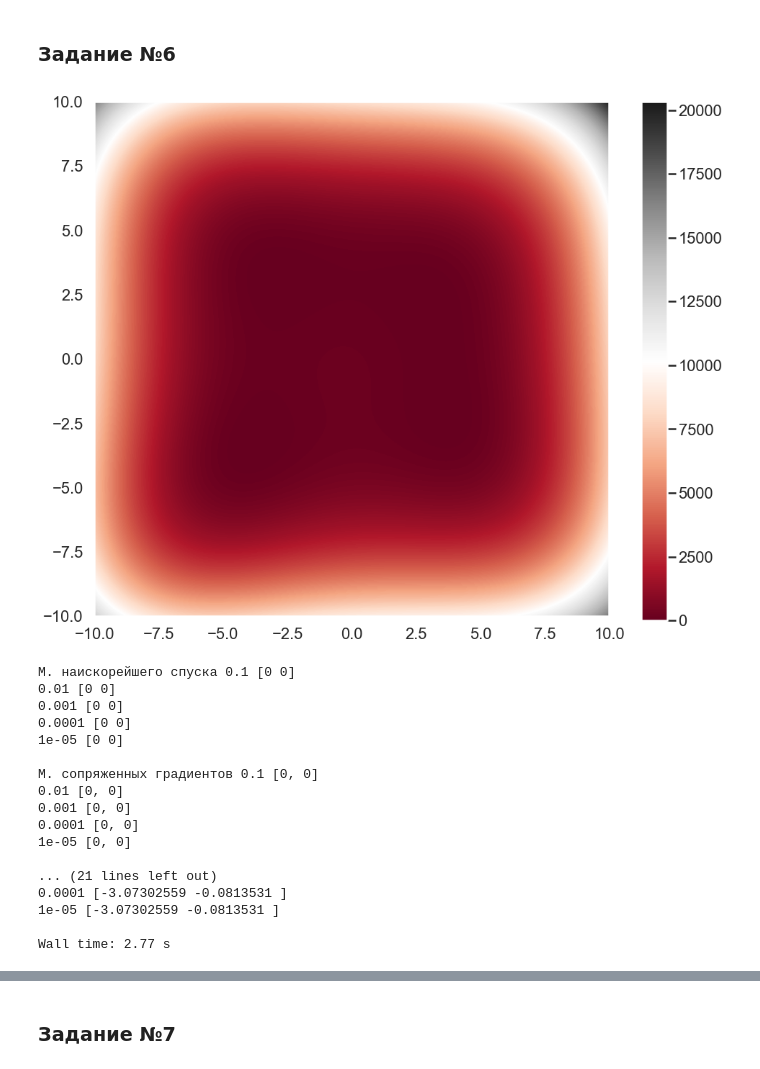
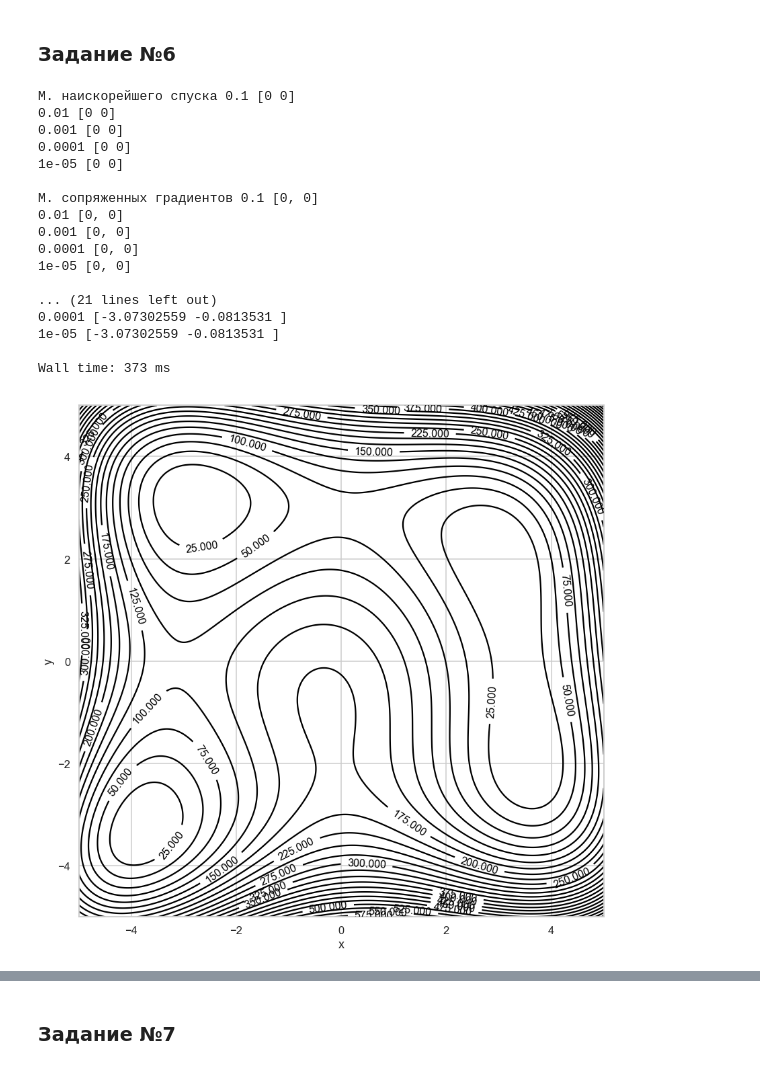
Before and after one commit to lainys/-, a Jupyter notebook: lab2/lab2.ipynb, the cells around one changed output, grey strips where cells are left out. Saved outputs shown, nothing was run; the diff lists cells and outputs as text; code cells hidden in the pictures.

```diff
--- a/lab2/lab2.ipynb
+++ b/lab2/lab2.ipynb
@@ -427,7 +475,0 @@ test_func_multi(right_simplex,[10,10],verbose=False)
-# %%
-from scipy.optimize import minimize
-def fun(x):
-    f = lambda x1,x2: 151*x1*x1 - 300*x1*x2 + 151*x2*x2 + 33* x1 + 99*x2 + 48
-    return f(x[0],x[1])
-x0 = [0,0]
-minimize(fun, x0, tol=10**-6)
@@ -519,7 +567,7 @@ def pokoord_search(f,x0,d):
     return x,f(*x),n_f
 
 
-def hook_djivs(f,x0,gamma=4,eps=1e-3,norm=euklid):
+def hook_djivs(f,x0,gamma=4,eps=1e-3,norm=euklid,verbose=False):
 
     n = len(x0)
     d = np.array(x0)#np.random.random(n)
@@ -549,7 +597,7 @@ test_func_multi(hook_djivs,[10,10])
 # %% [markdown]
 #### Метод случайного поиска
 # %%
-def random_search(f,x0,alpha=1,gamma=2,M=100,eps=10**-3,norm=euklid):
+def random_search(f,x0,alpha=1,gamma=2,M=100,eps=10**-3,norm=euklid,verbose=False):
 
     n = len(x0)
     x_old = copy(x0)
@@ -617,7 +665,7 @@ eps = [10**-i for i in range(1,6)]
 size_subplots = [3,1]
 
 for ai in a:
-    plot_countor(lambda x1,x2:f(x1,x2,ai),-ai-1,ai+1,h=ai/1000)
+    plot_countor2(lambda x1,x2:f(x1,x2,ai),-2*ai,2*ai,h=ai/1000)
     print(ai)
 
     plt.figure()
@@ -663,18 +711,19 @@ for ai in a:
     plt.legend(loc='upper left')
     plt.gca().invert_xaxis()
     plt.ylabel('N')
+    plt.yscale('log')
 
 
     plt.subplot(size_subplots[0],size_subplots[1],2)
     plt.title('Количество итераций а='+str(ai))
-    plt.legend(loc='upper left')
     plt.gca().invert_xaxis()
     plt.ylabel('N')
+    plt.yscale('log')
 
     plt.subplot(size_subplots[0],size_subplots[1],3)
     plt.title('Время выполнения а='+str(ai))
-    plt.legend(loc='upper left')
     plt.gca().invert_xaxis()
     plt.xlabel('eps')
     plt.ylabel('t, s')
+    plt.yscale('log')
 # %% [output]
@@ -942,14 +1067,14 @@ sns.set_context("talk")
 
 f6 = lambda x1,x2: (x1**2 + x2 - 11)**2 + (x1 + x2**2 - 7)**2
 
-plot_countor(f6,-10,10)
+plot_countor2(f6,-5,5,-5,5)
 
 bounds = [(0,0),(-5.0001,0)]
 for a,b in bounds:
     methods = [
-        ('М. наискорейшего спуска',fast_descent,[a,b]),
-        ('М. сопряженных градиентов',sopr_grad,[a,b]),
-        ('М. Ньютона',newton,[a,b]),
+        ('М. наискорейшего спуска',fast_descent,[a,b],True),
+        ('М. сопряженных градиентов',sopr_grad,[a,b],False),
+        ('М. Ньютона',newton,[a,b],False),
     ]
 
 
@@ -965,7 +1090,7 @@ for a,b in bounds:
     error_methods = []
 
     x_test = [1,1]
-    for (label,method,bound) in methods:
+    for (label,method,bound,verbose) in methods:
         print(label,end=' ')
         n_f = []
         it = []
@@ -977,7 +1102,7 @@ for a,b in bounds:
                arg.append(bound)
 
             start = time.clock()
-            x,fx,it_s,n_s = test_func_multi2(*arg,eps=ei)
+            x,fx,it_s,n_s = test_func_multi2(*arg,eps=ei,verbose=verbose)
             stop = time.clock()
 
             print(x)
@@ -991,50 +1116,51 @@ for a,b in bounds:
         plt.subplot(size_subplots[0],size_subplots[1],1)
         plt.plot(eps,n_f,label=label)
         plt.xscale('log')
 
         plt.subplot(size_subplots[0],size_subplots[1],2)
         plt.plot(eps,it,label=label)
         plt.xscale('log')
 
         plt.subplot(size_subplots[0],size_subplots[1],3)
         plt.plot(eps,times,label=label)
         plt.xscale('log')
 
     plt.subplot(size_subplots[0],size_subplots[1],1)
     plt.title('Количество вызовов функций ')
     plt.legend(loc='upper left')
     plt.gca().invert_xaxis()
     plt.ylabel('N')
+    plt.yscale('log')
 
 
     plt.subplot(size_subplots[0],size_subplots[1],2)
     plt.title('Количество итераций ')
-    plt.legend(loc='upper left')
     plt.gca().invert_xaxis()
     plt.ylabel('N')
+    plt.yscale('log')
 
     plt.subplot(size_subplots[0],size_subplots[1],3)
     plt.title('Время выполнения ')
-    plt.legend(loc='upper left')
     plt.gca().invert_xaxis()
     plt.xlabel('eps')
     plt.ylabel('t, s')
+    plt.yscale('log')
 # %% [output]
+М. наискорейшего спуска 0.1 [0 0]
+0.01 [0 0]
+0.001 [0 0]
+0.0001 [0 0]
+1e-05 [0 0]
+
+М. сопряженных градиентов 0.1 [0, 0]
+0.01 [0, 0]
+0.001 [0, 0]
+0.0001 [0, 0]
+1e-05 [0, 0]
+
+... (21 lines left out)
+0.0001 [-3.07302559 -0.0813531 ]
+1e-05 [-3.07302559 -0.0813531 ]
+
+Wall time: 373 ms
-[figure, old version]
+[figure, new version]
-М. наискорейшего спуска 0.1 [0 0]
-0.01 [0 0]
-0.001 [0 0]
-0.0001 [0 0]
-1e-05 [0 0]
-
-М. сопряженных градиентов 0.1 [0, 0]
-0.01 [0, 0]
-0.001 [0, 0]
-0.0001 [0, 0]
-1e-05 [0, 0]
-
-... (21 lines left out)
-0.0001 [-3.07302559 -0.0813531 ]
-1e-05 [-3.07302559 -0.0813531 ]
-
-Wall time: 2.77 s
```
Also changed, not shown: parts of 20 cells of this notebook.
